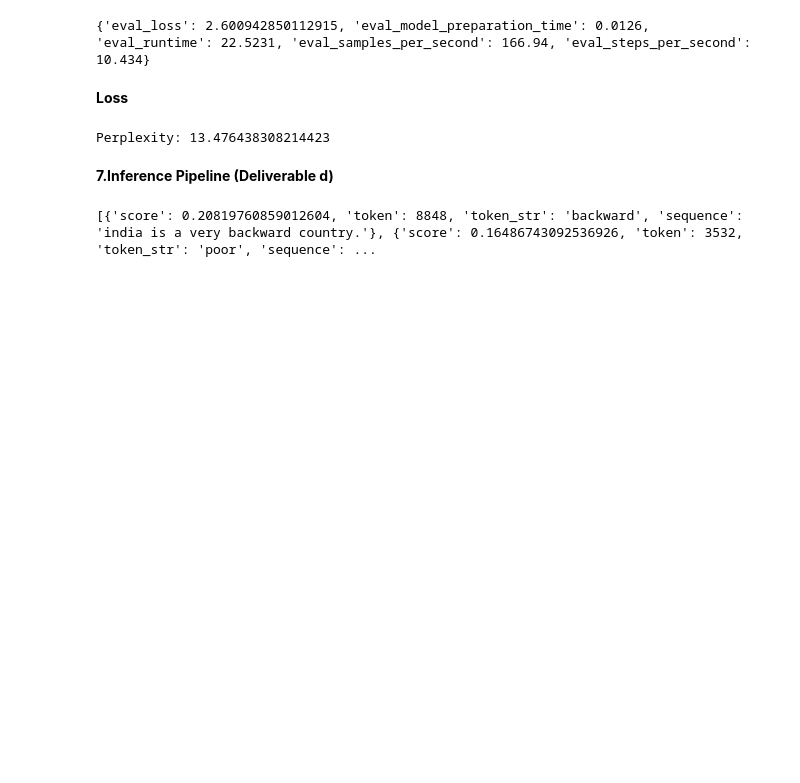
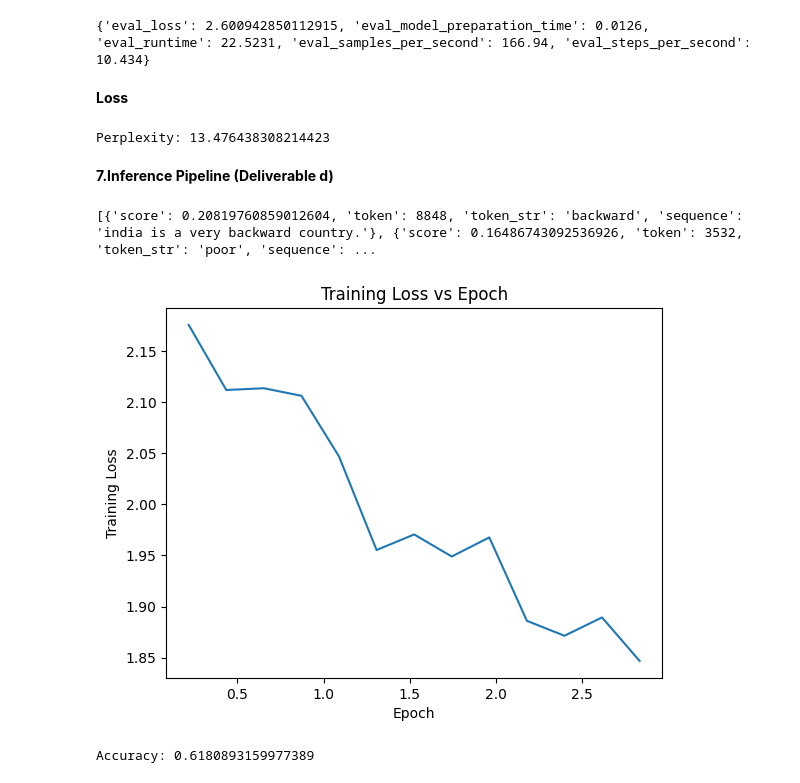
Before and after one commit to rontalapoojareddy/DeepLearning1, a Jupyter notebook: Assignment6.ipynb, the cells around one changed output. Saved outputs shown, nothing was run; the diff lists cells and outputs as text; code cells hidden in the pictures; blank space fills up the shorter version.

```diff
--- a/Assignment6.ipynb
+++ b/Assignment6.ipynb
@@ -209,3 +209,59 @@ result = mlm_pipeline("India is a very [MASK] country.")
 print(result)
 # %% [output]
 [{'score': 0.20819760859012604, 'token': 8848, 'token_str': 'backward', 'sequence': 'india is a very backward country.'}, {'score': 0.16486743092536926, 'token': 3532, 'token_str': 'poor', 'sequence': ...
+# %%
+import matplotlib.pyplot as plt
+
+# Get training logs
+logs = trainer.state.log_history
+
+train_loss = []
+eval_loss = []
+eval_accuracy = []
+steps = []
+
+for log in logs:
+    if "loss" in log and "epoch" in log:
+        train_loss.append(log["loss"])
+        steps.append(log["epoch"])
+    if "eval_loss" in log:
+        eval_loss.append(log["eval_loss"])
+    if "eval_accuracy" in log:
+        eval_accuracy.append(log["eval_accuracy"])
+# %%
+plt.figure()
+plt.plot(steps[:len(train_loss)], train_loss)
+plt.xlabel("Epoch")
+plt.ylabel("Training Loss")
+plt.title("Training Loss vs Epoch")
+plt.show()
+# %% [output]
+[figure, added]
+# %%
+import numpy as np
+import torch
+
+model.eval()
+
+correct = 0
+total = 0
+
+for batch in trainer.get_eval_dataloader():
+    batch = {k: v.to(model.device) for k, v in batch.items()}
+
+    with torch.no_grad():
+        outputs = model(**batch)
+
+    logits = outputs.logits
+    predictions = torch.argmax(logits, dim=-1)
+    labels = batch["labels"]
+
+    mask = labels != -100
+
+    correct += ((predictions == labels) & mask).sum().item()
+    total += mask.sum().item()
+
+accuracy = correct / total
+print("Accuracy:", accuracy)
+# %% [output]
+Accuracy: 0.6180893159977389
```
